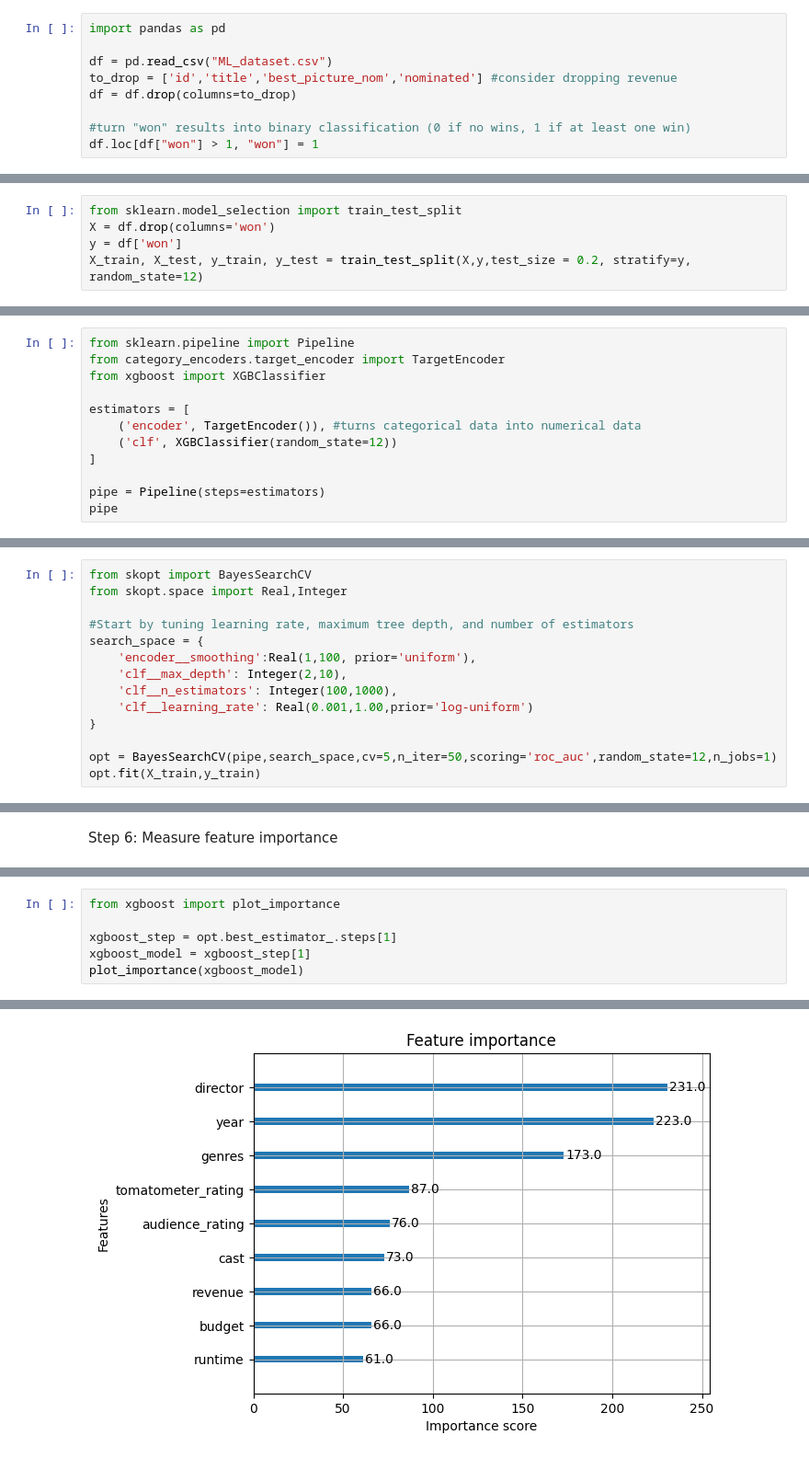
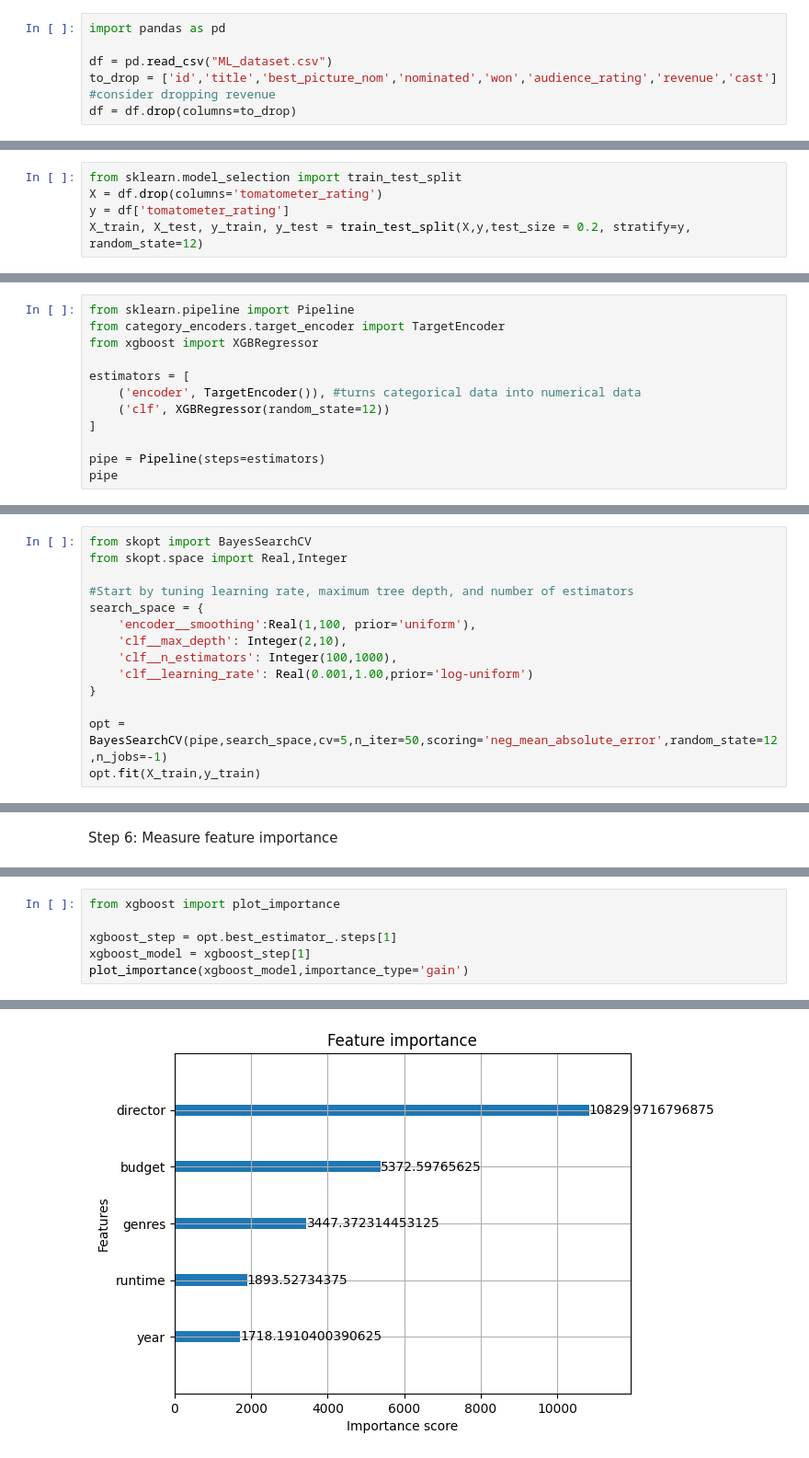
Before and after one commit to blinares-cs/Machine_Learning_Forcasting_Nominations, a Jupyter notebook: movies_xgboost_reggr.ipynb, the cells around one changed output, grey strips where cells are left out. Shown at 92% size. Drawn from its saved outputs; the diff is of its cells as text.

Commit message:
Regression model for predicting rotten tomato scores

```diff
--- a/movies_xgboost_reggr.ipynb
+++ b/movies_xgboost_reggr.ipynb
@@ -4,11 +4,8 @@ Step 1: Explore and prepare data!
 import pandas as pd
 
 df = pd.read_csv("ML_dataset.csv")
-to_drop = ['id','title','best_picture_nom','nominated'] #consider dropping revenue
+to_drop = ['id','title','best_picture_nom','nominated','won','audience_rating','revenue','cast'] #consider dropping revenue
 df = df.drop(columns=to_drop)
-
-#turn "won" results into binary classification (0 if no wins, 1 if at least one win)
-df.loc[df["won"] > 1, "won"] = 1
 # %%
 df.info()
 # %% [output]
@@ -39,18 +25,18 @@ Name: count, dtype: int64
 # %%
 from sklearn.model_selection import train_test_split
-X = df.drop(columns='won')
-y = df['won']
+X = df.drop(columns='tomatometer_rating')
+y = df['tomatometer_rating']
 X_train, X_test, y_train, y_test = train_test_split(X,y,test_size = 0.2, stratify=y, random_state=12)
 # %% [markdown]
 Step 2: Build a pipeline of training
 # %%
 from sklearn.pipeline import Pipeline
 from category_encoders.target_encoder import TargetEncoder
-from xgboost import XGBClassifier
+from xgboost import XGBRegressor
 
 estimators = [
     ('encoder', TargetEncoder()), #turns categorical data into numerical data
-    ('clf', XGBClassifier(random_state=12))
+    ('clf', XGBRegressor(random_state=12))
 ]
 
 pipe = Pipeline(steps=estimators)
@@ -88,7 +74,7 @@ search_space = {
     'clf__learning_rate': Real(0.001,1.00,prior='log-uniform')
 }
 
-opt = BayesSearchCV(pipe,search_space,cv=5,n_iter=50,scoring='roc_auc',random_state=12,n_jobs=1)
+opt = BayesSearchCV(pipe,search_space,cv=5,n_iter=50,scoring='neg_mean_absolute_error',random_state=12,n_jobs=-1)
 opt.fit(X_train,y_train)
 # %% [output]
 BayesSearchCV(cv=5,
@@ -185,9 +160,9 @@ opt.best_estimator_.steps
 # %%
 from xgboost import plot_importance
 
 xgboost_step = opt.best_estimator_.steps[1]
 xgboost_model = xgboost_step[1]
-plot_importance(xgboost_model)
+plot_importance(xgboost_model,importance_type='gain')
 # %% [output]
 <Axes: title={'center': 'Feature importance'}, xlabel='Importance score', ylabel='Features'>
-[figure, old version]
+[figure, new version]
```
Also changed, not shown: parts of 11 cells of this notebook.
